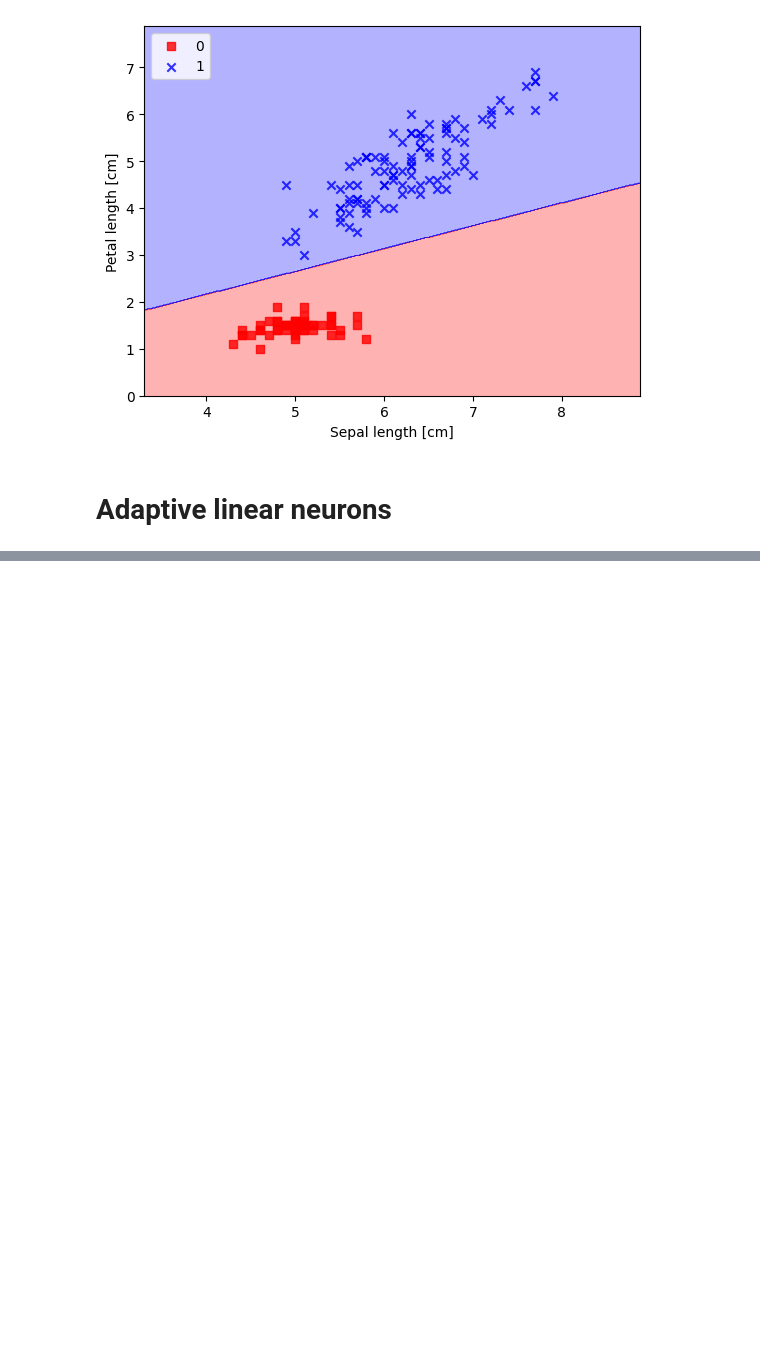
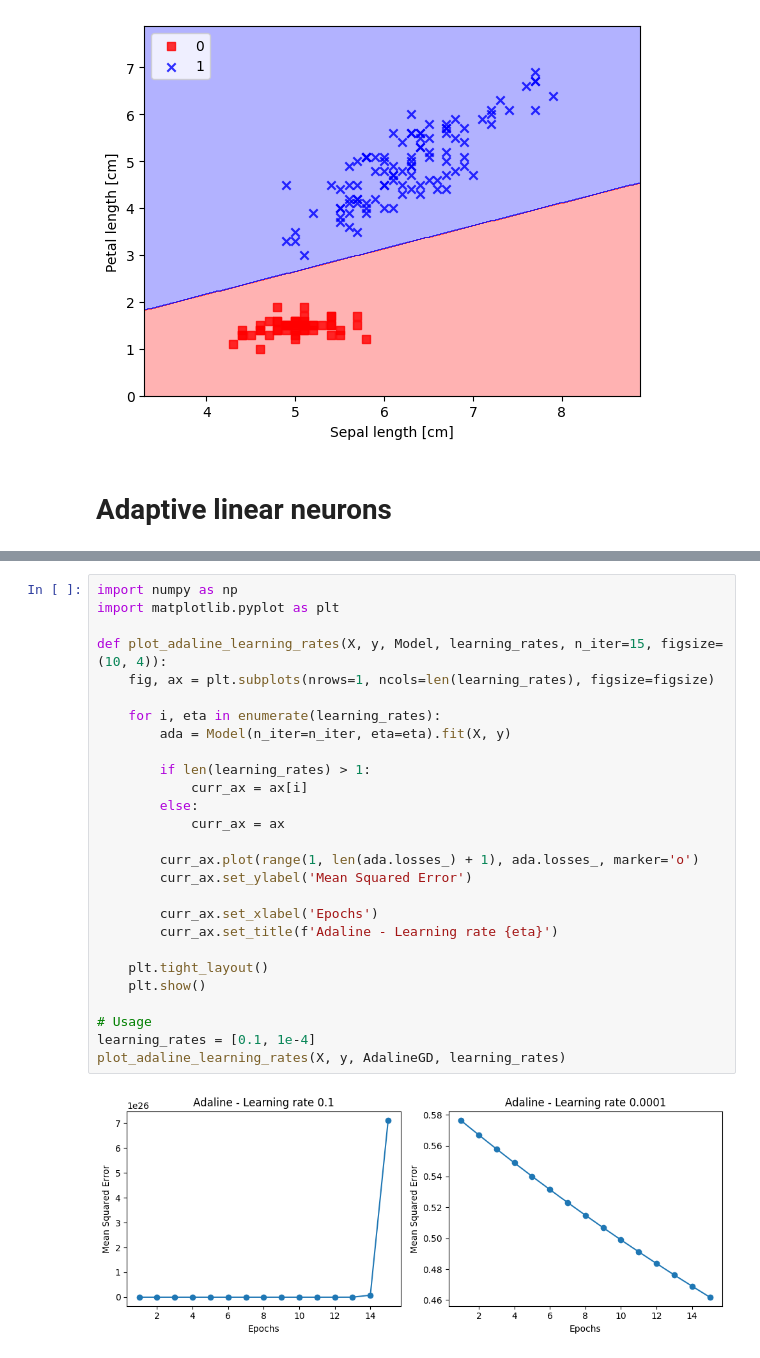
Before and after one commit to hieundx/ML-pytorch-sklearn, a Jupyter notebook: chapter 2/perceptron.ipynb, the cells around one changed output, grey strips where cells are left out. Saved outputs shown, nothing was run; the diff lists cells and outputs as text; blank space fills up the shorter version.

```diff
--- a/chapter 2/perceptron.ipynb
+++ b/chapter 2/perceptron.ipynb
@@ -169,0 +214,29 @@ plt.show()
+# %%
+import numpy as np
+import matplotlib.pyplot as plt
+
+def plot_adaline_learning_rates(X, y, Model, learning_rates, n_iter=15, figsize=(10, 4)):
+    fig, ax = plt.subplots(nrows=1, ncols=len(learning_rates), figsize=figsize)
+
+    for i, eta in enumerate(learning_rates):
+        ada = Model(n_iter=n_iter, eta=eta).fit(X, y)
+
+        if len(learning_rates) > 1:
+            curr_ax = ax[i]
+        else:
+            curr_ax = ax
+
+        curr_ax.plot(range(1, len(ada.losses_) + 1), ada.losses_, marker='o')
+        curr_ax.set_ylabel('Mean Squared Error')
+
+        curr_ax.set_xlabel('Epochs')
+        curr_ax.set_title(f'Adaline - Learning rate {eta}')
+
+    plt.tight_layout()
+    plt.show()
+
+# Usage
+learning_rates = [0.1, 1e-4]
+plot_adaline_learning_rates(X, y, AdalineGD, learning_rates)
+# %% [output]
+[figure, added]
```
Also changed, not shown: parts of 10 cells of this notebook.
